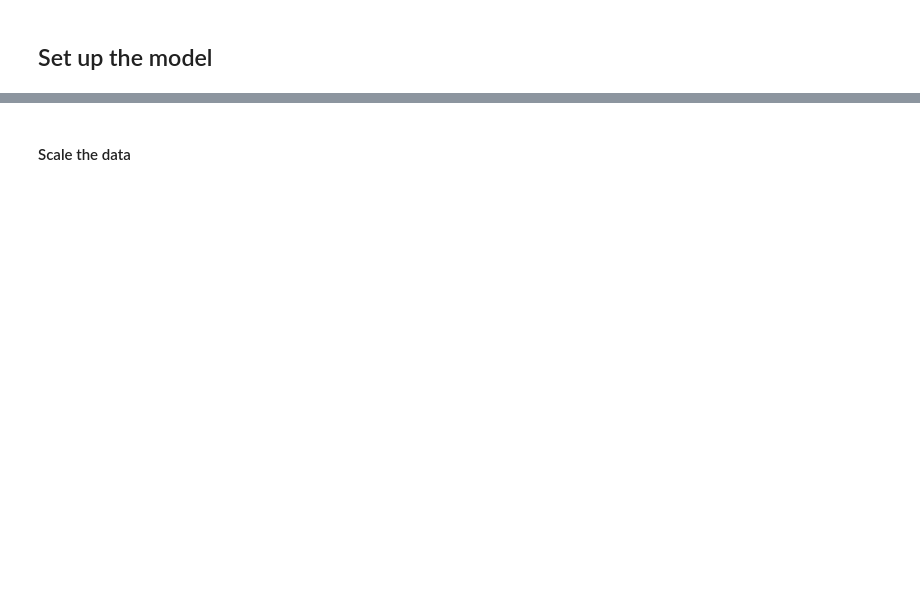
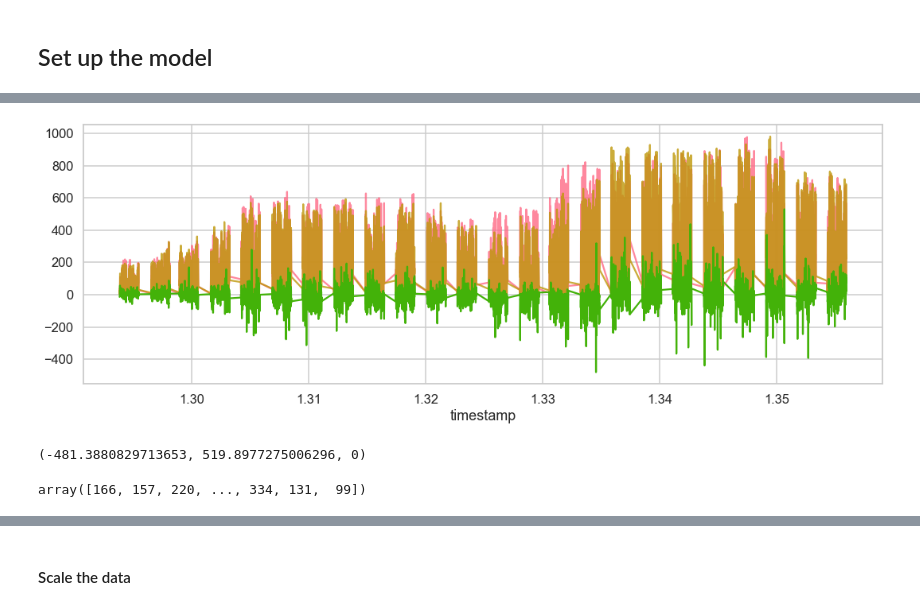
Before and after one commit to julisep/SPICEDbootcamp, a Jupyter notebook: Week_03/Bicycle/Bicycle03_compact.ipynb, the cells around one changed output, grey strips where cells are left out. Drawn from its saved outputs; the diff is of its cells as text; code cells hidden in the pictures; blank space fills up the shorter version.

```diff
--- a/Week_03/Bicycle/Bicycle03_compact.ipynb
+++ b/Week_03/Bicycle/Bicycle03_compact.ipynb
@@ -89,3 +104,7 @@ onehot.shape, X_train_model.shape, X_train_model_onehot.shape
 ## Set up the model
 # %%
 from sklearn.linear_model import LinearRegression
+# %%
+lr_cas = LinearRegression()
+lr_cas.fit(X_train, np.log(y_train_cas+1))
+lr_cas.score(X_train, np.log(y_train_cas+1))
@@ -91,0 +113,4 @@ from sklearn.linear_model import LinearRegression
+# %%
+lr_reg = LinearRegression()
+lr_reg.fit(X_train, np.log(y_train_reg+1))
+lr_reg.score(X_train, np.log(y_train_reg+1))
@@ -91,0 +132,4 @@ from sklearn.linear_model import LinearRegression
+# %%
+y_pred_cas = np.exp(lr_cas.predict(X_train))
+y_pred_reg = np.exp(lr_reg.predict(X_train))
+y_pred_count = y_pred_cas + y_pred_reg
@@ -91,0 +167,2 @@ from sklearn.linear_model import LinearRegression
+# %%
+count_residual = y_pred_count - y_train
@@ -91,0 +171,16 @@ from sklearn.linear_model import LinearRegression
+# %%
+fig = plt.figure(figsize=(18,6))
+ax = sns.lineplot(x='timestamp', y=y_train, data=X_train, alpha = 0.8)
+ax = sns.lineplot(x='timestamp', y=y_pred_count, data=X_train, alpha = 0.8)
+ax = sns.lineplot(x='timestamp', y=count_residual, data=X_train)
+#ax.set_xlim(pd.Timestamp('2011-04-01'), pd.Timestamp('2011-09-01'))
+# %% [output]
+[figure, added]
+# %%
+X_train['count_residual'].min(), X_train['count_residual'].max(),  X_train['count_residual'].isna().sum()
+# %% [output]
+(-481.3880829713653, 519.8977275006296, 0)
+# %%
+y_train
+# %% [output]
+array([166, 157, 220, ..., 334, 131,  99])
```
Also changed, not shown: parts of 45 cells of this notebook.
